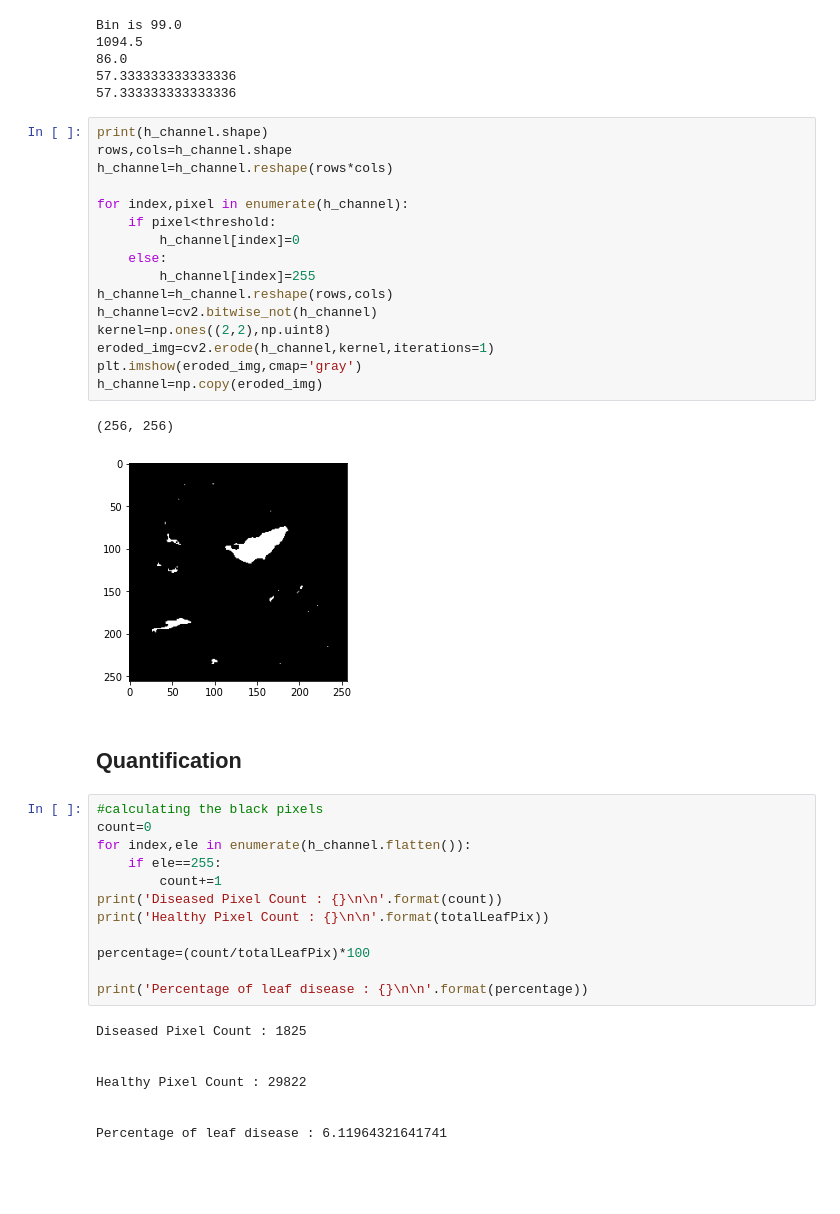
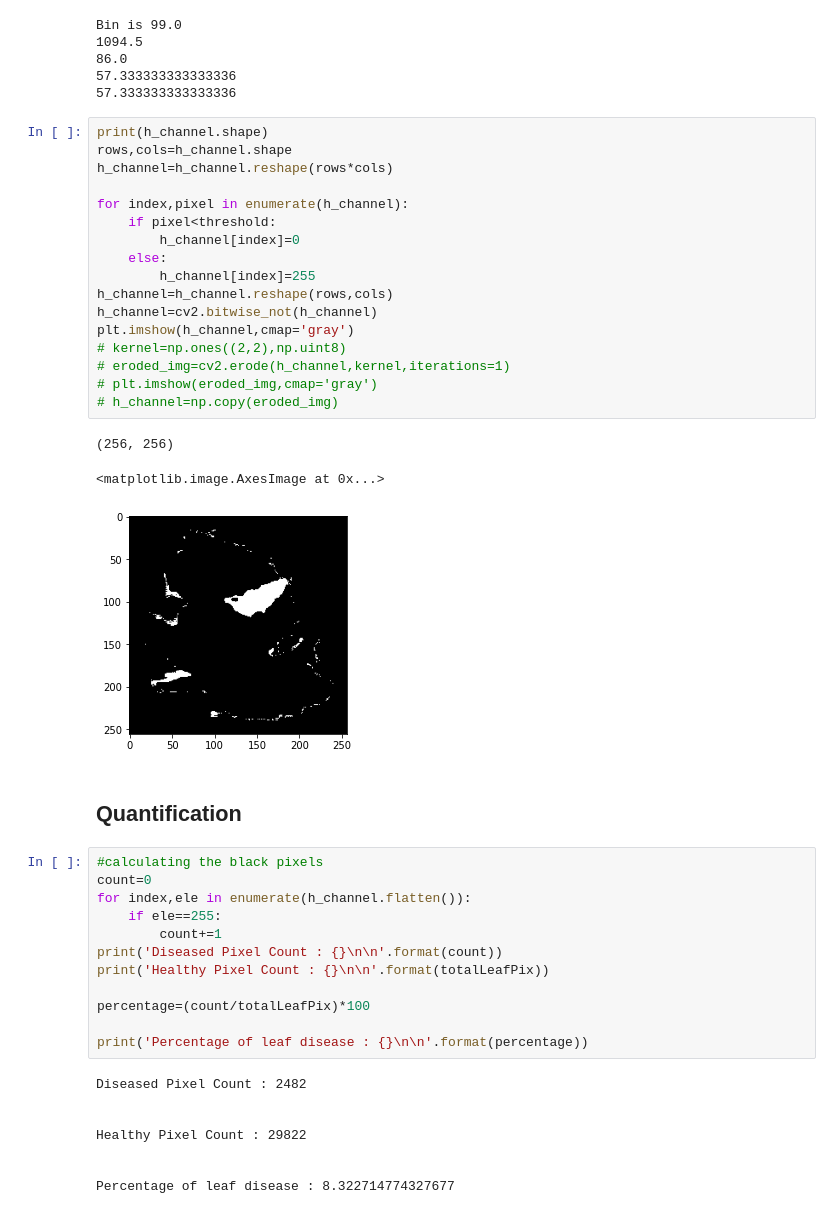
Before and after one commit to ascii-monk123/Tomato-Leaf-Disease-Quantification, a Jupyter notebook: HSV.ipynb, the cells around one changed output. Cells and saved outputs as stored; diff of their text form; blank space fills up the shorter version.

```diff
--- a/HSV.ipynb
+++ b/HSV.ipynb
@@ -290,22 +290,24 @@ Bin is 99.0
 # %%
 print(h_channel.shape)
 rows,cols=h_channel.shape
 h_channel=h_channel.reshape(rows*cols)
 
 for index,pixel in enumerate(h_channel):
     if pixel<threshold:
         h_channel[index]=0
     else:
         h_channel[index]=255
 h_channel=h_channel.reshape(rows,cols)
 h_channel=cv2.bitwise_not(h_channel)
-kernel=np.ones((2,2),np.uint8)
-eroded_img=cv2.erode(h_channel,kernel,iterations=1)
-plt.imshow(eroded_img,cmap='gray')
-h_channel=np.copy(eroded_img)
+plt.imshow(h_channel,cmap='gray')
+# kernel=np.ones((2,2),np.uint8)
+# eroded_img=cv2.erode(h_channel,kernel,iterations=1)
+# plt.imshow(eroded_img,cmap='gray')
+# h_channel=np.copy(eroded_img)
 # %% [output]
 (256, 256)
+<matplotlib.image.AxesImage at 0x...>
-[figure, old version]
+[figure, new version]
 # %% [markdown]
 <h2>Quantification</h2>
 # %%
@@ -321,10 +323,10 @@ percentage=(count/totalLeafPix)*100
 
 print('Percentage of leaf disease : {}\n\n'.format(percentage))
 # %% [output]
-Diseased Pixel Count : 1825
+Diseased Pixel Count : 2482
 
 
 Healthy Pixel Count : 29822
 
 
-Percentage of leaf disease : 6.11964321641741
+Percentage of leaf disease : 8.322714774327677
```
Also changed, not shown: 11 other files.
